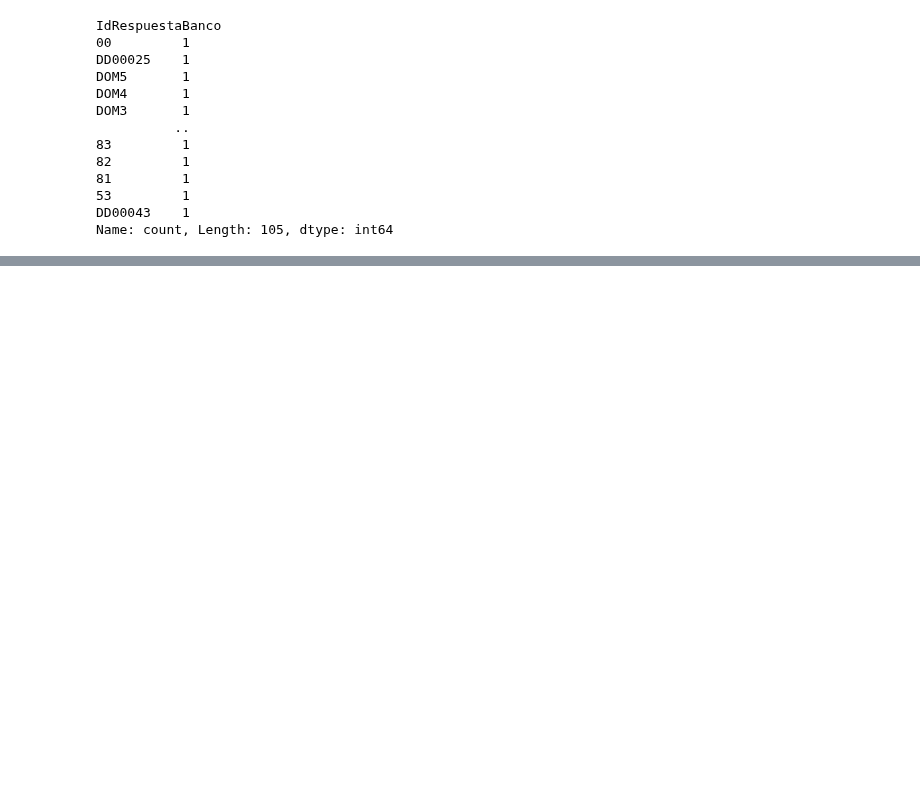
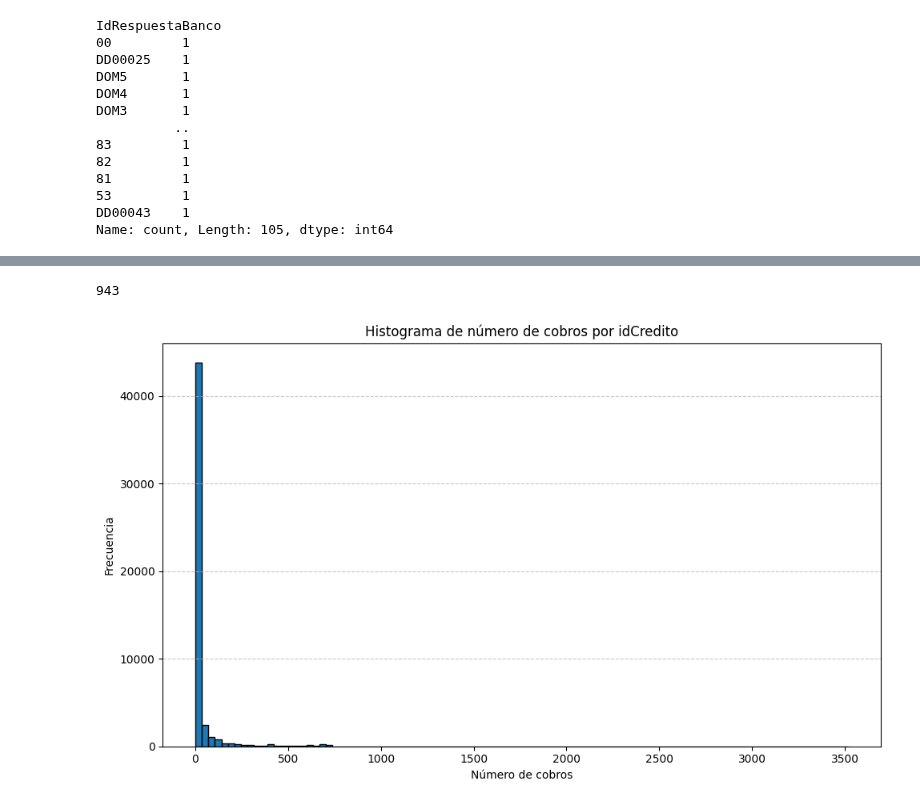
Before and after one commit to allfunso/Qubitos-Datathon, a Jupyter notebook: experiments_JP.ipynb, the cells around one changed output, grey strips where cells are left out. Saved outputs shown, nothing was run; the diff lists cells and outputs as text; code cells hidden in the pictures; blank space fills up the shorter version.

```diff
--- a/experiments_JP.ipynb
+++ b/experiments_JP.ipynb
@@ -140,0 +146,9 @@ df_detalle
+# %%
+# Encontrar los idCredito donde todos los montoCobrado son 0
+ids_con_puros_ceros = df_detalle.groupby('idCredito')['montoCobrado'].apply(lambda x: (x == 0).all())
+
+# Filtrar solo los idCredito que cumplen la condición
+ids_validos = ids_con_puros_ceros[ids_con_puros_ceros].index
+
+# Filtrar df_detalle con esos idCredito
+df_detalle_filtrado0 = df_detalle[df_detalle['idCredito'].isin(ids_validos)]
@@ -140,0 +171,12 @@ df_detalle
+# %%
+estadisticas0 = df_detalle_filtrado0.groupby('idCredito').agg({
+    'montoExigible': 'first',
+    'montoCobrar':   'first',
+    'montoCobrado':  'sum',
+    'idListaCobro':  'count',
+}).rename(columns={'idListaCobro': 'num_cobros'})
+# %%
+estadistica_final0 = estadisticas0
+estadistica_final0['porcentaje_pagado'] = (
+    estadistica_final0['montoCobrado'] / estadistica_final0['montoExigible']
+) * 100
@@ -140,0 +239,20 @@ df_detalle
+# %%
+print((estadistica_final0['num_cobros'] > 500).sum())
+# %% [output]
+943
+# %%
+import matplotlib.pyplot as plt
+
+# Crear histograma de la columna 'num_cobros'
+plt.figure(figsize=(10, 6))
+# plt.hist(estadistica_final0['num_cobros'], bins=range(1, estadistica_final0['num_cobros'].max() + 2), edgecolor='black')
+plt.hist(estadistica_final0['num_cobros'], bins=100, edgecolor='black')
+plt.title('Histograma de número de cobros por idCredito')
+plt.xlabel('Número de cobros')
+plt.ylabel('Frecuencia')
+plt.grid(axis='y', linestyle='--', alpha=0.7)
+# plt.xticks(range(1, estadistica_final0['num_cobros'].max() + 1))
+plt.tight_layout()
+plt.show()
+# %% [output]
+[figure, added]
```
Also changed, not shown: parts of 13 cells of this notebook.
